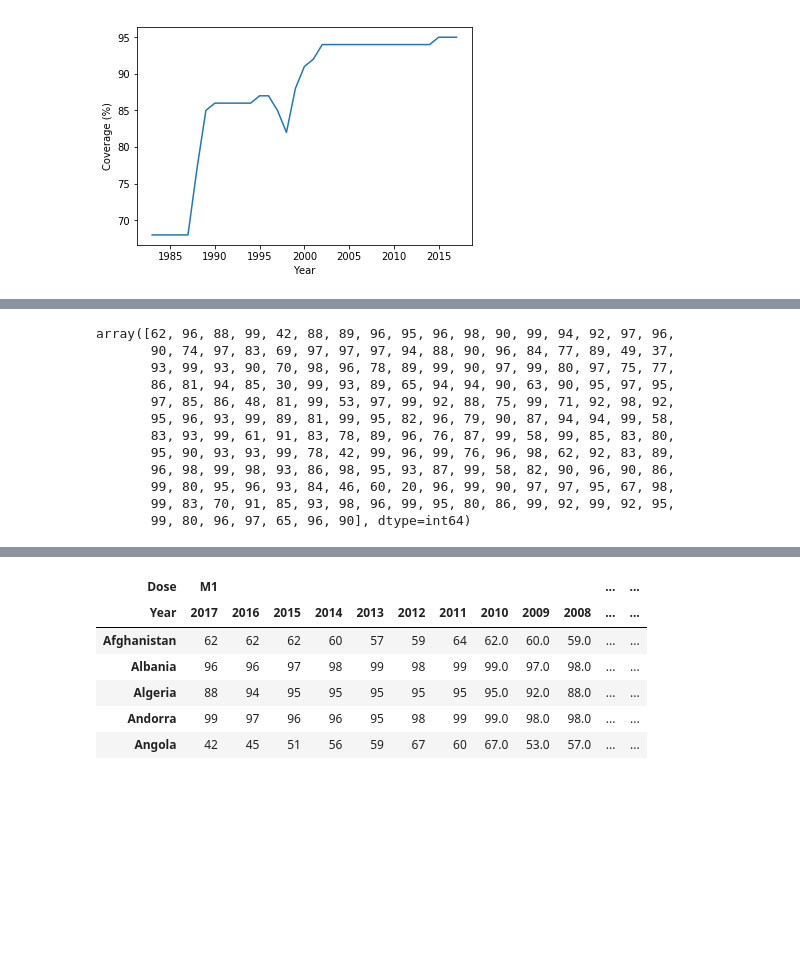
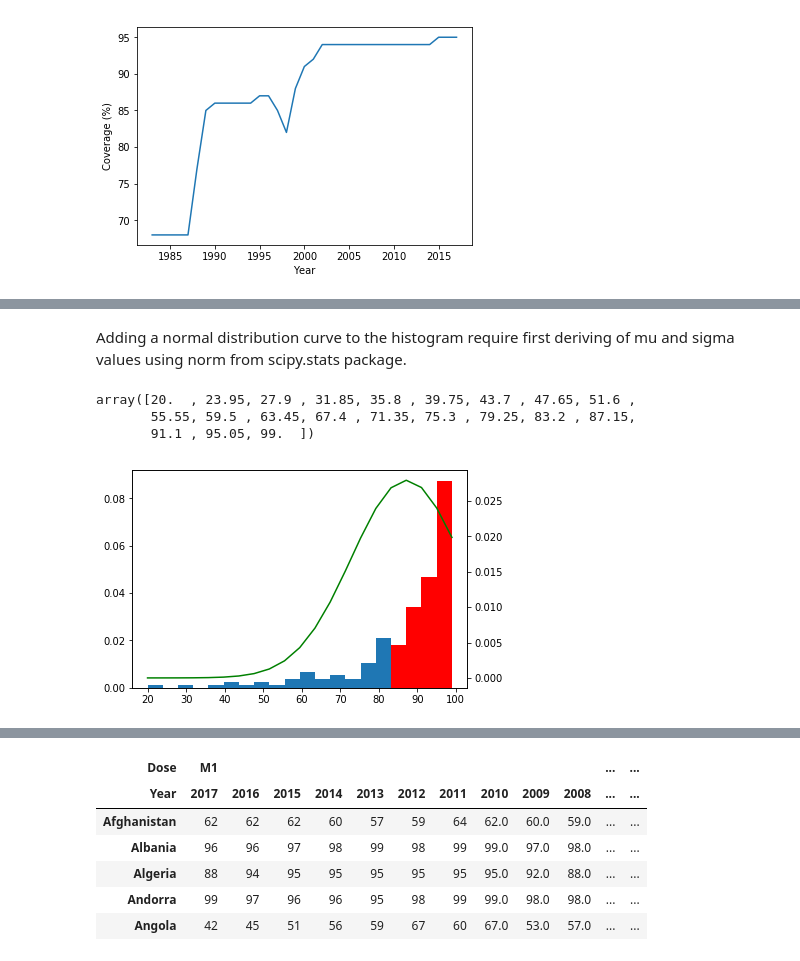
Before and after one commit to noatgnu/cds-python-graph, a Jupyter notebook: notebooks/main.ipynb, the cells around one changed output, grey strips where cells are left out. Saved outputs shown, nothing was run; the diff lists cells and outputs as text; code cells hidden in the pictures; blank space fills up the shorter version.

```diff
--- a/notebooks/main.ipynb
+++ b/notebooks/main.ipynb
@@ -131,18 +141,33 @@ array([  1.,   1.,   3.,   3.,   4.,   8.,   7.,  24.,  40., 103.])
-# %%
-measles_1["M1"][2017].values
-# %% [output]
-array([62, 96, 88, 99, 42, 88, 89, 96, 95, 96, 98, 90, 99, 94, 92, 97, 96,
-       90, 74, 97, 83, 69, 97, 97, 97, 94, 88, 90, 96, 84, 77, 89, 49, 37,
-       93, 99, 93, 90, 70, 98, 96, 78, 89, 99, 90, 97, 99, 80, 97, 75, 77,
-       86, 81, 94, 85, 30, 99, 93, 89, 65, 94, 94, 90, 63, 90, 95, 97, 95,
-       97, 85, 86, 48, 81, 99, 53, 97, 99, 92, 88, 75, 99, 71, 92, 98, 92,
-       95, 96, 93, 99, 89, 81, 99, 95, 82, 96, 79, 90, 87, 94, 94, 99, 58,
-       83, 93, 99, 61, 91, 83, 78, 89, 96, 76, 87, 99, 58, 99, 85, 83, 80,
-       95, 90, 93, 93, 99, 78, 42, 99, 96, 99, 76, 96, 98, 62, 92, 83, 89,
-       96, 98, 99, 98, 93, 86, 98, 95, 93, 87, 99, 58, 82, 90, 96, 90, 86,
-       99, 80, 95, 96, 93, 84, 46, 60, 20, 96, 99, 90, 97, 97, 95, 67, 98,
-       99, 83, 70, 91, 85, 93, 98, 96, 99, 95, 80, 86, 99, 92, 99, 92, 95,
-       99, 80, 96, 97, 65, 96, 90], dtype=int64)
+# %% [markdown]
+Adding a normal distribution curve to the histogram require first deriving of mu and sigma values using norm from scipy.stats package.
+# %%
+from scipy.stats import norm
+
+# Try to fit the values
+mu, sigma = norm.fit(measles_1["M1"][2017].values)
+
+fig, ax = plt.subplots()
+
+# Start a second axis for distribution curve
+ax2 = ax.twinx()
+
+# density=True set y axis as probability density instead of count
+N, bins, patches = ax.hist(measles_1["M1"][2017].values, 20, density=True)
+for b, p in zip(bins, patches):
+    if b > 80:
+        p.set_facecolor("r")
+
+# Get value of the normal distribution curve for graphing
+hist_fit = norm.pdf(bins, mu, sigma)
+
+# Plot fitted line
+ax2.plot(bins, hist_fit, color="g")
+bins
+# %% [output]
+array([20.  , 23.95, 27.9 , 31.85, 35.8 , 39.75, 43.7 , 47.65, 51.6 ,
+       55.55, 59.5 , 63.45, 67.4 , 71.35, 75.3 , 79.25, 83.2 , 87.15,
+       91.1 , 95.05, 99.  ])
+[figure, added]
 # %%
 combined = measles_1.loc[["United States of America", "Australia"]]
 combined.head()
```
Also changed, not shown: parts of 33 cells of this notebook, 1 other file.
